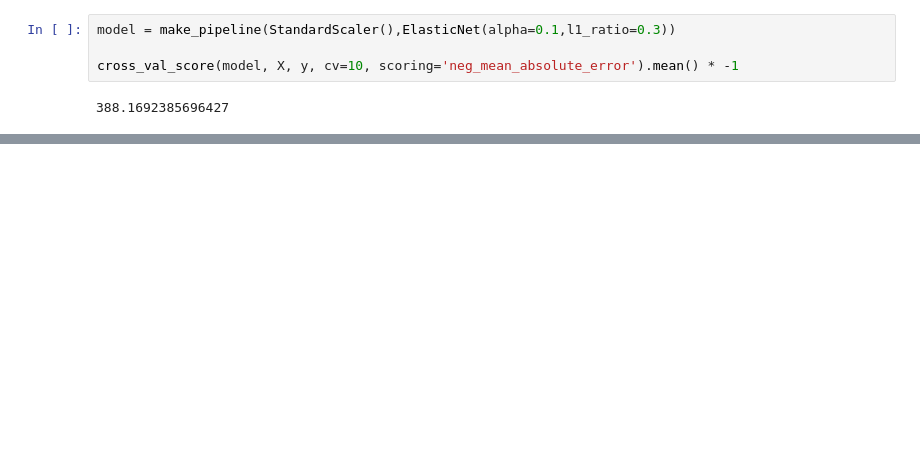
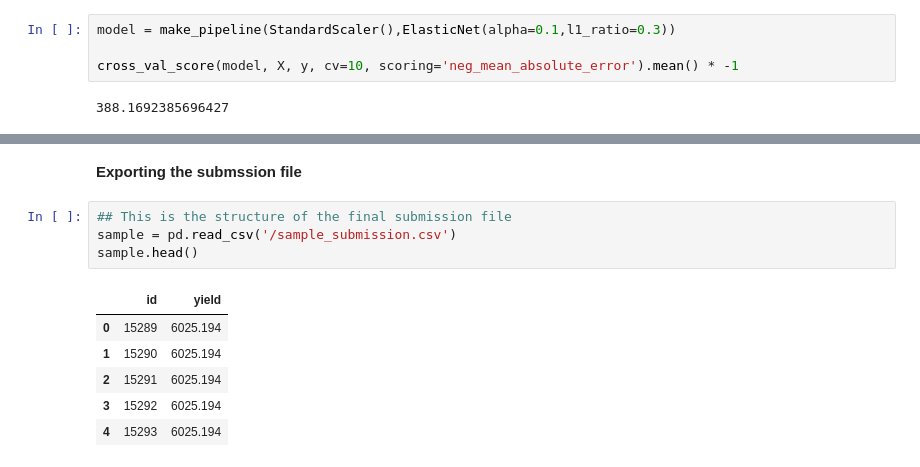
Before and after one commit to Karlajack/Machine_Learning_24e, a Jupyter notebook: WK2_Project_BLueberyy_Yield.ipynb, the cells around one changed output, grey strips where cells are left out. Saved outputs shown, nothing was run; the diff lists cells and outputs as text; blank space fills up the shorter version.

```diff
--- a/WK2_Project_BLueberyy_Yield.ipynb
+++ b/WK2_Project_BLueberyy_Yield.ipynb
@@ -149,0 +197,13 @@ cross_val_score(model, X, y, cv=10, scoring='neg_mean_absolute_error').mean() *
+# %% [markdown]
+**Exporting the submssion file**
+# %%
+## This is the structure of the final submission file
+sample = pd.read_csv('/sample_submission.csv')
+sample.head()
+# %% [output]
+|  | id | yield |
+| 0 | 15289 | 6025.194 |
+| 1 | 15290 | 6025.194 |
+| 2 | 15291 | 6025.194 |
+| 3 | 15292 | 6025.194 |
+| 4 | 15293 | 6025.194 |
```
Also changed, not shown: parts of 14 cells of this notebook.
